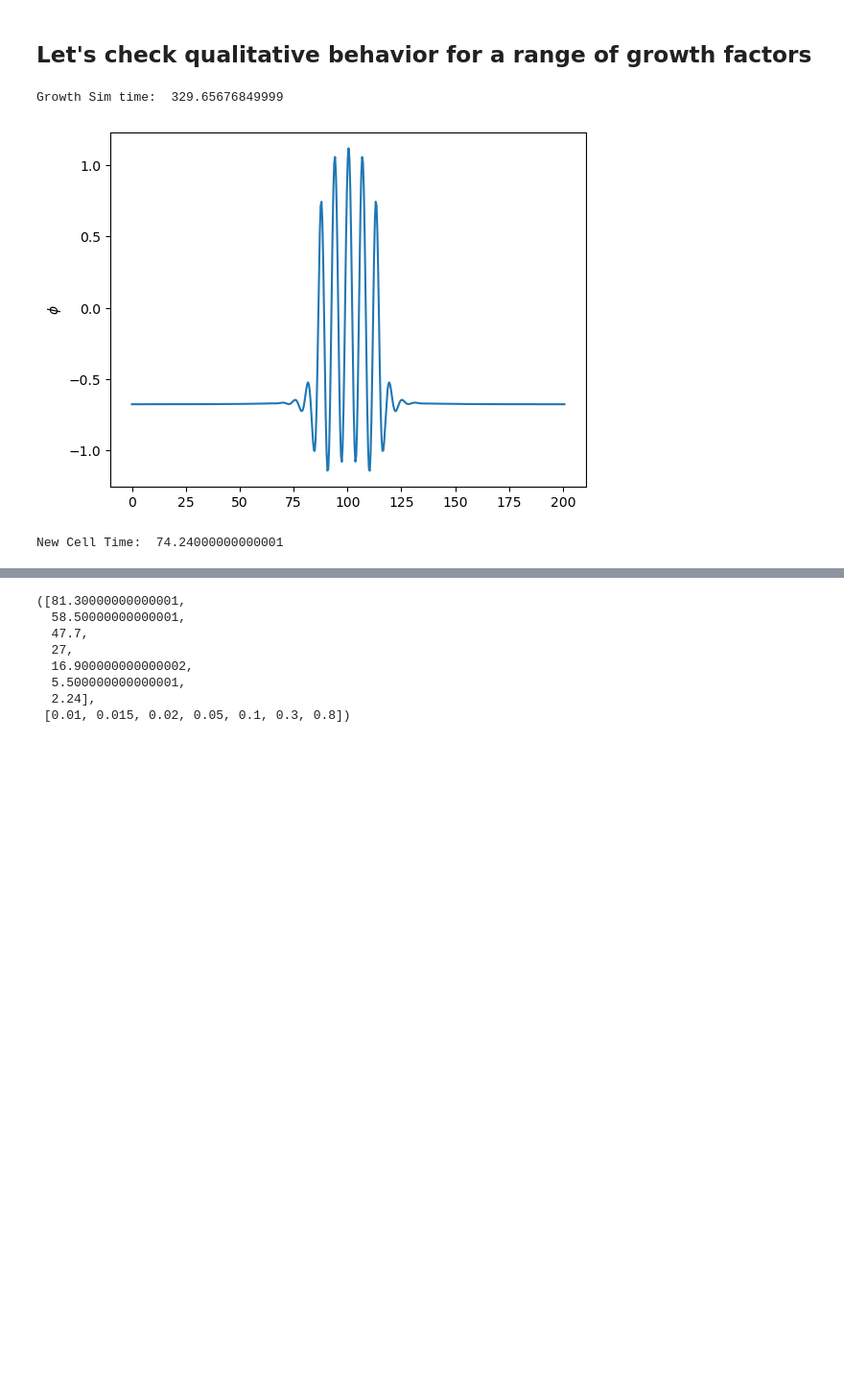
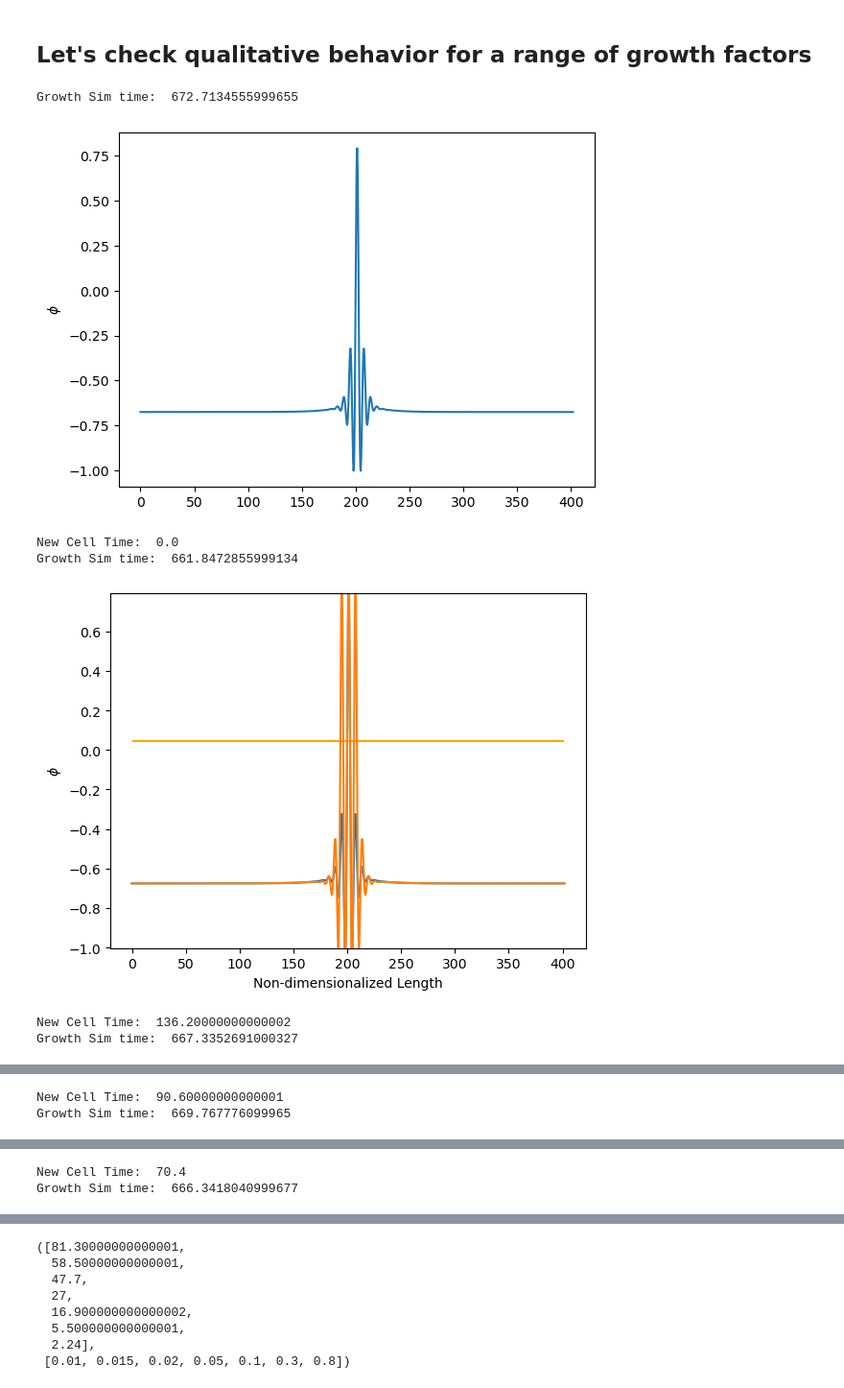
Before and after one commit to Twomac/pattern-formation-and-cellular-growth, a Jupyter notebook: Pystencils 1D Smectic Layering - 2D Special Case.ipynb, the cells around one changed output, grey strips where cells are left out. Shown at 96% size. Drawn from its saved outputs; the diff is of its cells as text; code cells hidden in the pictures; blank space fills up the shorter version.

Commit message:
Growth rate vs. new cell time

```diff
--- a/Pystencils 1D Smectic Layering - 2D Special Case.ipynb
+++ b/Pystencils 1D Smectic Layering - 2D Special Case.ipynb
@@ -13,12 +13,12 @@ import math
 import time
 %matplotlib inline
 # %%
-grid_points = 512
+grid_points = 1024
 dh = ps.create_data_handling(domain_size=(grid_points, 1), periodicity=True)  # able to organize data on 256x256 lattice
 μ_field = dh.add_array('mu', latex_name='μ', ghost_layers=2)  # chemical potential (functional derivative of free energy)
 c_field = dh.add_array('c', ghost_layers=2)  # raw concentration that free energy depends on
 # %%
-ε, q_0, γ = sp.symbols("ε q_0 γ")
+ε = sp.symbols("ε")
 
 c = c_field.center
 μ = μ_field.center
@@ -115,6 +117,7 @@ fourth_grad_mixed_discretized = 2*discretize_2ndorderPDEs(fourth_grad_mixed)
 
 
 μ_interface_deformation_discretized = fourth_grad_0_discretized + fourth_grad_1_discretized + fourth_grad_mixed_discretized
+μ_interface_deformation_discretized = ps.fd.expand_diff_linear(μ_interface_deformation_discretized)
 μ_interface_deformation_discretized
 # %% [output]
 $\displaystyle 42.049463315187 {c}_{(2,0)} + 42.049463315187 {c}_{(0,2)} + 42.049463315187 {c}_{(0,-2)} + 42.049463315187 {c}_{(-2,0)} + 840.989266303741 {c}_{(0,0)} - 336.395706521496 {c}_{(1,0)} - 336.395706521496 {c}_{(0,1)} + 84.0989266303741 {c}_{(1,1)} + 84.0989266303741 {c}_{(-1,1)} - 336.395706521496 {c}_{(0,-1)} + 84.0989266303741 {c}_{(1,-1)} + 84.0989266303741 {c}_{(-1,-1)} - 336.395706521496 {c}_{(-1,0)}$
@@ -364,12 +373,15 @@ def cell_growth(start_from_single_cell = True):
     new_cell_step = []
     for i in range(total_frames):
         current_step = dh.cpu_arrays['c'][2:-2,2]
+        if np.mean(current_step) > 0.243:
+            break
         full_evolution[i,:] = current_step.copy()
+
+        peaks = find_peaks(full_evolution[i,:], center-width/2)[0]
+        if np.size(peaks) > 1 and np.size(np.where(full_evolution[i, peaks[0]:peaks[1]] < center-width/2)[0]) > 0 and len(new_cell_step) == 0:
+            new_cell_step.append(i/total_frames*total_steps_growth)
+
         timeloop_growth(steps=int(total_steps_growth/total_frames))
-        peaks = find_peaks(full_evolution[i,:], center-width/2)[0]
-
-        if np.size(peaks) > 1 and len(new_cell_step) == 0:
-            new_cell_step.append(i/total_frames*total_steps_growth)
 
 
     end_time = time.perf_counter()
@@ -379,8 +391,10 @@ def cell_growth(start_from_single_cell = True):
     plt.plot(domain_points, full_evolution[-1])
     plt.ylabel(r'$\phi$')
     plt.show()
-
-    return np.array(new_cell_step)[0]
+    if len(new_cell_step) > 0:
+        return np.array(new_cell_step)[0]
+    else:
+        return 0
 # %% [markdown]
 ## Let's check qualitative behavior for a range of growth factors
 # %%
@@ -388,35 +402,39 @@ def cell_growth(start_from_single_cell = True):
 new_cell_times = []
 all_g_values = []
 # %%
-g_values = [0.01, 0.02, 0.04, 0.06, 0.08, 0.1, 0.2, 0.4, 0.6, 0.8, 1] #np.linspace(0.02,0.08,num=4) #10.0**np.arange(-3,1,1)
-total_steps_growth = 8000000
+g_values = [0.0025, 0.005, 0.0075, 0.01, 0.02, 0.03, 0.04, 0.05, 0.06, 0.07, 0.08, 0.09, 0.1, 0.2, 0.3, 0.4, 1] #np.linspace(0.02,0.08,num=4) #10.0**np.arange(-3,1,1)
+total_steps_growth = 10000000
 total_frames =  1000
-full_evolution = np.zeros((total_frames, grid_points))
 single_cell_bool = True
-single_cell_filename = r'Initialization States\steady single cell 512.txt'
+single_cell_filename = r'Initialization States\steady single cell 1024.txt'
 
 
 for g_val in g_values:
+    full_evolution = np.zeros((total_frames, grid_points))
     all_g_values.append(g_val)
     c_growth_kernel = ps.create_kernel([ps.Assignment(c_field.center,
                                            c_update_growth.subs(M, mobility).subs(g,g_val).subs(S,sigmoid).subs(W,width).subs(C,center))]
                            ).compile()
 
     new_cell_times.append(cell_growth(start_from_single_cell=single_cell_bool)*time_discretization)
     print('New Cell Time: ', new_cell_times[-1])
     plt.show()
     fig,ax = plt.subplots()
     line, = ax.plot(domain_points,full_evolution[0])
     ax.set_ylim(np.min(full_evolution),np.max(full_evolution))
-    plt.hlines(center-width/2,np.min(domain_points), np.max(domain_points))
+    plt.hlines(center-width/2,np.min(domain_points), np.max(domain_points), color='orange')
     plt.ylabel(r'$\phi$')
     plt.xlabel('Non-dimensionalized Length')
 
 
     anim = animation.FuncAnimation(fig, animate, interval=0.05, frames=total_frames-1)
 
     anim.save(r'C:\Users\taylo\UU Thesis - Smectodynamics of Dividing Cells\Pystencils Videos\Growth\1D' + f' {grid_points} eps={epsilon} g={g_val} initphi={np.round(np.mean(full_evolution[0]),3)}' + '.mp4', writer=animation.FFMpegWriter(fps=60))
 # %% [output]
-Growth Sim time:  329.65676849999
+Growth Sim time:  672.7134555999655
-[figure, old version]
+[figure, new version]
-New Cell Time:  74.24000000000001
+New Cell Time:  0.0
+Growth Sim time:  661.8472855999134
+[figure, added]
+New Cell Time:  136.20000000000002
+Growth Sim time:  667.3352691000327
@@ -422,0 +442,2 @@ New Cell Time:  74.24000000000001
+New Cell Time:  90.60000000000001
+Growth Sim time:  669.767776099965
@@ -422,0 +445,2 @@ New Cell Time:  74.24000000000001
+New Cell Time:  70.4
+Growth Sim time:  666.3418040999677
```
Also changed, not shown: parts of 15 cells of this notebook, 10 other files.
